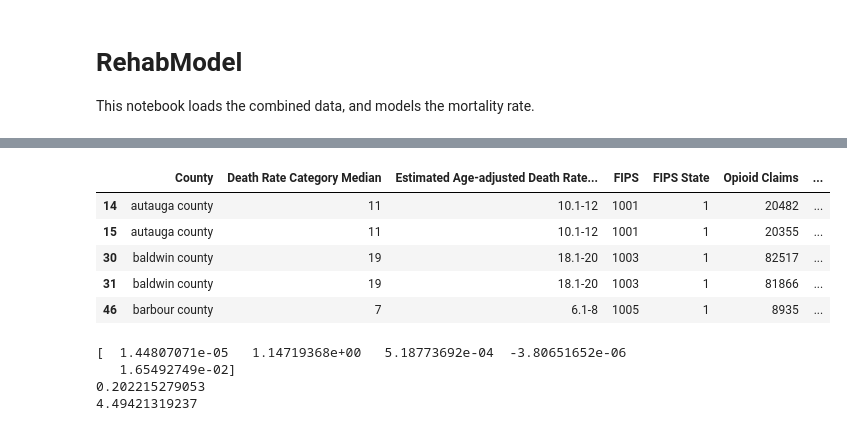
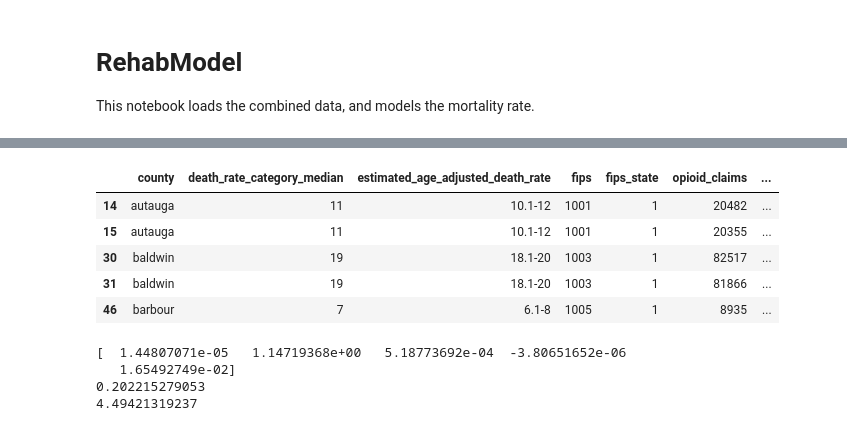
Before and after one commit to gkafka/Rehab4Rehab, a Jupyter notebook: RehabModel.ipynb, the cells around one changed output, grey strips where cells are left out. Drawn from its saved outputs; the diff is of its cells as text; code cells hidden in the pictures.

```diff
--- a/RehabModel.ipynb
+++ b/RehabModel.ipynb
@@ -61,5 +61,9 @@ df['Part D Prescribers'] = df['Part D Prescribers'].astype(int);
 df['Population'] = df['Population'].astype(int);
 df['Year'] = df['Year'].astype(int);
 df['n_facilities'] = df['n_facilities'].astype(int);
+df.rename(columns={'Estimated Age-adjusted Death Rate, 11 Categories (in ranges)':
+                   'Estimated Age Adjusted Death Rate'}, inplace=True)
+columns = [column.replace(' ','_').lower() for column in df.columns];
+df.columns = columns;
 print df.dtypes
 # %% [output]
@@ -80,5 +84 @@ n_facilities                                                      int64
 dtype: object
-# %%
-df['Facility Density'] = df['n_facilities'].values/df['Population']
-df.head()
-df[df['n_facilities'] > 0]
@@ -103,0 +85,6 @@ df[df['n_facilities'] > 0]
+# %%
+fixcounty = lambda w: w.rsplit(' ', 1)[0];
+df['county'] = df['county'].apply(fixcounty);
+
+df['facility_density'] = df['n_facilities'].values/df['population'];
+df.head()
@@ -104,15 +98,15 @@ df[df['n_facilities'] > 0]
 # %%
 df_trim = df.copy();
 
-cols_to_use = ['Opioid Claims', 'Opioid Prescribing Rate',
-               'Part D Prescribers', 'Population', 'n_facilities'];
+cols_to_use = ['opioid_claims', 'opioid_prescribing_rate',
+               'part_d_prescribers', 'population', 'n_facilities'];
 
 df_trim.head()
 # %% [output]
-|  | County | Death Rate Category Median | Estimated Age-adjusted Death Rate... | FIPS | FIPS State | Opioid Claims | ... |
-| 14 | autauga county | 11 | 10.1-12 | 1001 | 1 | 20482 | ... |
-| 15 | autauga county | 11 | 10.1-12 | 1001 | 1 | 20355 | ... |
-| 30 | baldwin county | 19 | 18.1-20 | 1003 | 1 | 82517 | ... |
-| 31 | baldwin county | 19 | 18.1-20 | 1003 | 1 | 81866 | ... |
-| 46 | barbour county | 7 | 6.1-8 | 1005 | 1 | 8935 | ... |
+|  | county | death_rate_category_median | estimated_age_adjusted_death_rate | fips | fips_state | opioid_claims | ... |
+| 14 | autauga | 11 | 10.1-12 | 1001 | 1 | 20482 | ... |
+| 15 | autauga | 11 | 10.1-12 | 1001 | 1 | 20355 | ... |
+| 30 | baldwin | 19 | 18.1-20 | 1003 | 1 | 82517 | ... |
+| 31 | baldwin | 19 | 18.1-20 | 1003 | 1 | 81866 | ... |
+| 46 | barbour | 7 | 6.1-8 | 1005 | 1 | 8935 | ... |
 # %%
```
Also changed, not shown: parts of 20 cells of this notebook, 41 other files.
